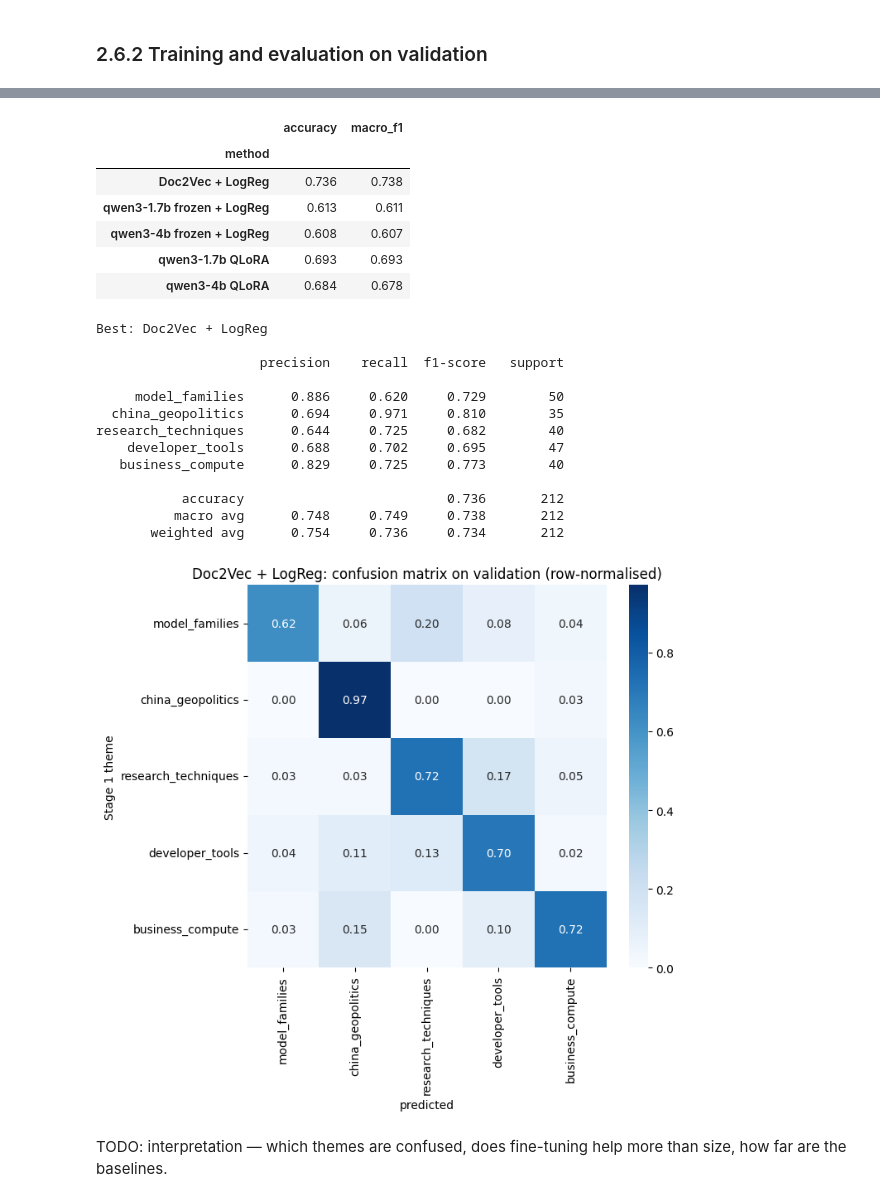
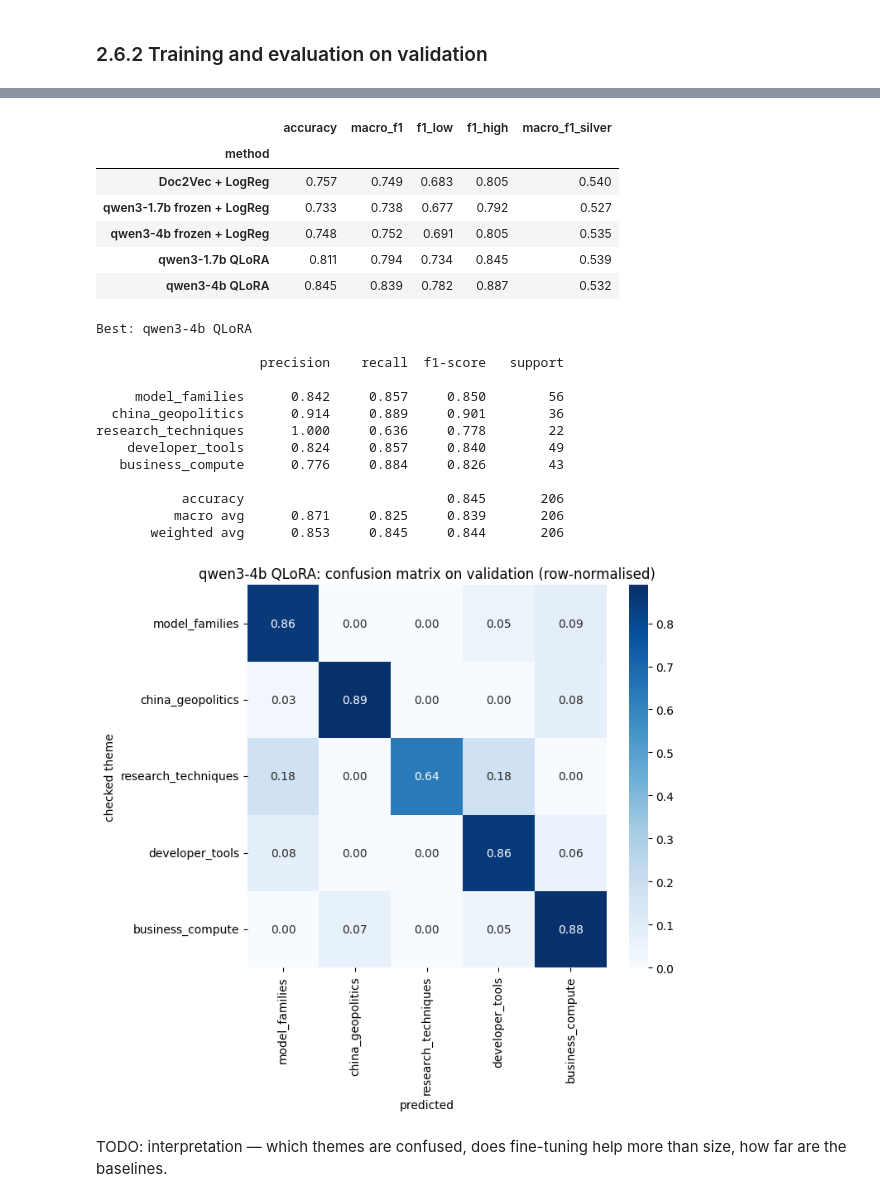
Before and after one commit to jihyeon26/2026-09-CLT-computational_language, a Jupyter notebook: colab/stage2_wp2_finetuning.ipynb, the cells around one changed output, grey strips where cells are left out. Drawn from its saved outputs; the diff is of its cells as text; code cells hidden in the pictures.

```diff
--- a/colab/stage2_wp2_finetuning.ipynb
+++ b/colab/stage2_wp2_finetuning.ipynb
@@ -153,7 +156,6 @@ task["topic"] = task["dominant_topic_label"].str[:3]
 task["theme"] = task["topic"].map(TOPIC_TO_THEME)
 print(f"Left out (T16): {task['theme'].isna().sum()} articles")
 task = task.dropna(subset=["theme"]).reset_index(drop=True)
-task["label"] = task["theme"].map(LABEL_ID)
 # %% [output]
 Left out (T16): 150 articles
 # %% [markdown]
@@ -180,0 +207,28 @@ display(pd.crosstab(task["theme"], task["set"], margins=True)[["train", "dev", "
+# %%
+from sklearn.metrics import cohen_kappa_score
+
+task["silver_theme"] = task["theme"]
+if LABELS_FILE.exists():
+    checked_labels = pd.read_csv(LABELS_FILE)
+    task = task.merge(checked_labels[["doc_id", "checked_theme", "label_source", "ai_theme"]], on="doc_id", how="left")
+    hand = task[task["label_source"] == "human"]
+    print(f"LLM vs hand check ({len(hand)} articles): agreement {(hand['ai_theme'] == hand['checked_theme']).mean():.1%}, "
+          f"kappa {cohen_kappa_score(hand['checked_theme'], hand['ai_theme']):.2f} | "
+          f"silver vs hand check: agreement {(hand['silver_theme'] == hand['checked_theme']).mean():.1%}, "
+          f"kappa {cohen_kappa_score(hand['checked_theme'], hand['silver_theme']):.2f}")
+    print(f"Silver label = checked label: {(task['silver_theme'] == task['checked_theme']).mean():.1%} of all articles\n")
+    display(pd.crosstab(task["label_source"], task["set"], margins=True))
+    display(pd.crosstab(task["silver_theme"], task["checked_theme"], margins=True)
+              .rename_axis(index="silver theme", columns="checked theme"))
+else:
+    print("No checked labels: training and evaluation use the silver labels")
+    task["checked_theme"] = task["silver_theme"]
+
+to_label = lambda themes: themes.map(LABEL_ID).fillna(-1).astype(int)   # -1: none
+task["theme"] = task[f"{TRAIN_LABELS}_theme"]        # training labels
+task["label"] = to_label(task["theme"])
+task["eval_label"] = to_label(task["checked_theme"])  # evaluation labels
+task["silver_label"] = to_label(task["silver_theme"])
+task.drop(columns="text").to_parquet(RUN_DIR / "task_labels.parquet", index=False)
+print(f"Training labels: {TRAIN_LABELS} | left out as none: {(task.loc[task['set'] != 'validation', 'label'] < 0).sum()} (training), "
+      f"{(task.loc[task['set'] == 'validation', 'eval_label'] < 0).sum()} (validation)")
@@ -462,41 +555,42 @@ qwen3-4b QLoRA                   accuracy 0.684 | macro-F1 0.678
 # %%
 results = pd.DataFrame(RESULTS).drop_duplicates("method", keep="last").set_index("method")
-results.to_csv(OUT_DIR / "results_validation.csv")
+results.to_csv(RUN_DIR / "results_validation.csv")
 display(results.round(3))
 
 # Per-theme scores and confusion matrix of the best method
 best = results["macro_f1"].idxmax()
-y_true = sets["validation"]["label"]
+y_true = sets["validation"]["eval_label"].to_numpy()
+keep = y_true >= 0
 print(f"Best: {best}\n")
-print(classification_report(y_true, PREDICTIONS[best], target_names=LABELS, digits=3))
+print(classification_report(y_true[keep], PREDICTIONS[best][keep], target_names=LABELS, digits=3))
 
 fig, ax = plt.subplots(figsize=(7, 6))
-sns.heatmap(confusion_matrix(y_true, PREDICTIONS[best], normalize="true"), annot=True, fmt=".2f", cmap="Blues",
-            xticklabels=LABELS, yticklabels=LABELS, ax=ax)
-ax.set(title=f"{best}: confusion matrix on validation (row-normalised)", xlabel="predicted", ylabel="Stage 1 theme")
+sns.heatmap(confusion_matrix(y_true[keep], PREDICTIONS[best][keep], normalize="true"), annot=True, fmt=".2f",
+            cmap="Blues", xticklabels=LABELS, yticklabels=LABELS, ax=ax)
+ax.set(title=f"{best}: confusion matrix on validation (row-normalised)", xlabel="predicted", ylabel="checked theme")
 save_fig(fig, "confusion_best")
 # %% [output]
-|  | accuracy | macro_f1 |
-| method |  |  |
-| Doc2Vec + LogReg | 0.736 | 0.738 |
-| qwen3-1.7b frozen + LogReg | 0.613 | 0.611 |
-| qwen3-4b frozen + LogReg | 0.608 | 0.607 |
-| qwen3-1.7b QLoRA | 0.693 | 0.693 |
-| qwen3-4b QLoRA | 0.684 | 0.678 |
+|  | accuracy | macro_f1 | f1_low | f1_high | macro_f1_silver |
+| method |  |  |  |  |  |
+| Doc2Vec + LogReg | 0.757 | 0.749 | 0.683 | 0.805 | 0.540 |
+| qwen3-1.7b frozen + LogReg | 0.733 | 0.738 | 0.677 | 0.792 | 0.527 |
+| qwen3-4b frozen + LogReg | 0.748 | 0.752 | 0.691 | 0.805 | 0.535 |
+| qwen3-1.7b QLoRA | 0.811 | 0.794 | 0.734 | 0.845 | 0.539 |
+| qwen3-4b QLoRA | 0.845 | 0.839 | 0.782 | 0.887 | 0.532 |
-Best: Doc2Vec + LogReg
+Best: qwen3-4b QLoRA
 
                      precision    recall  f1-score   support
 
-     model_families      0.886     0.620     0.729        50
-  china_geopolitics      0.694     0.971     0.810        35
-research_techniques      0.644     0.725     0.682        40
-    developer_tools      0.688     0.702     0.695        47
-   business_compute      0.829     0.725     0.773        40
+     model_families      0.842     0.857     0.850        56
+  china_geopolitics      0.914     0.889     0.901        36
+research_techniques      1.000     0.636     0.778        22
+    developer_tools      0.824     0.857     0.840        49
+   business_compute      0.776     0.884     0.826        43
 
-           accuracy                          0.736       212
-          macro avg      0.748     0.749     0.738       212
-       weighted avg      0.754     0.736     0.734       212
+           accuracy                          0.845       206
+          macro avg      0.871     0.825     0.839       206
+       weighted avg      0.853     0.845     0.844       206
-[figure, old version]
+[figure, new version]
 # %% [markdown]
 TODO: interpretation — which themes are confused, does fine-tuning help more than size, how far are the baselines.
 # %% [markdown]
```
Also changed, not shown: parts of 30 cells of this notebook.
